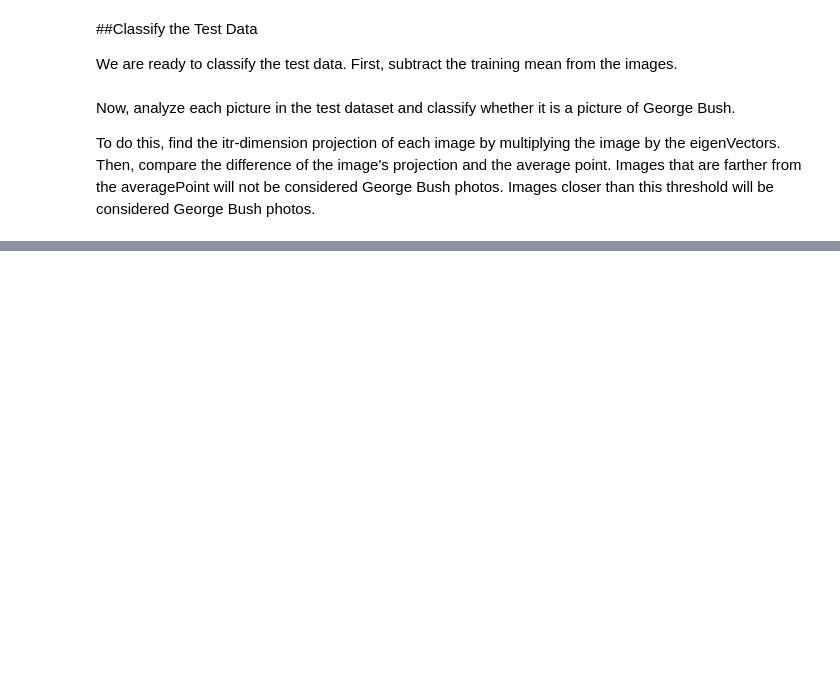
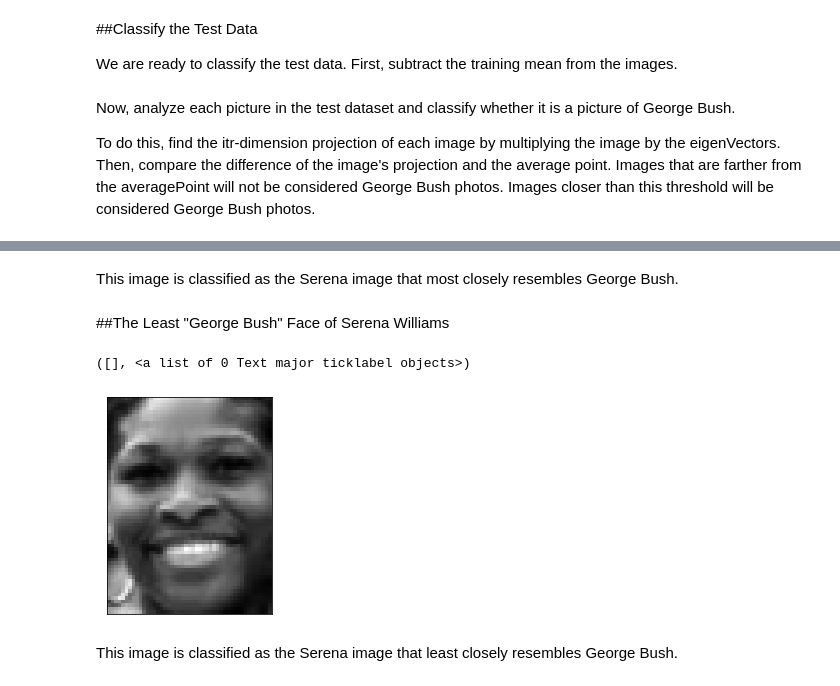
Before and after one commit to zbrubaker/portfolio, a Jupyter notebook: Project2.ipynb, the cells around one changed output, grey strips where cells are left out. Drawn from its saved outputs; the diff is of its cells as text; code cells hidden in the pictures; blank space fills up the shorter version.

```diff
--- a/Project2.ipynb
+++ b/Project2.ipynb
@@ -279,0 +262,23 @@ This image is classified as the Putin image that least closely resembles George
+# %% [markdown]
+This image is classified as the Serena image that most closely resembles George Bush.
+# %% [markdown]
+##The Least "George Bush" Face of Serena Williams
+# %%
+maxIndex = -1
+maxDist = -1
+
+for i in range (serenaFaces.shape[0]):
+  difference = norm(avgPoint - np.matmul(serenaFaces[i], eigenVectors))
+  if difference > maxDist:
+    maxDist = difference
+    maxIndex = i
+
+plt.figure()
+plt.imshow((serenaFaces[maxIndex] + mean).reshape(h, w), cmap = plt.get_cmap("gray"))
+plt.xticks(())
+plt.yticks(())
+# %% [output]
+([], <a list of 0 Text major ticklabel objects>)
+[figure, added]
+# %% [markdown]
+This image is classified as the Serena image that least closely resembles George Bush.
```
Also changed, not shown: parts of 39 cells of this notebook.
